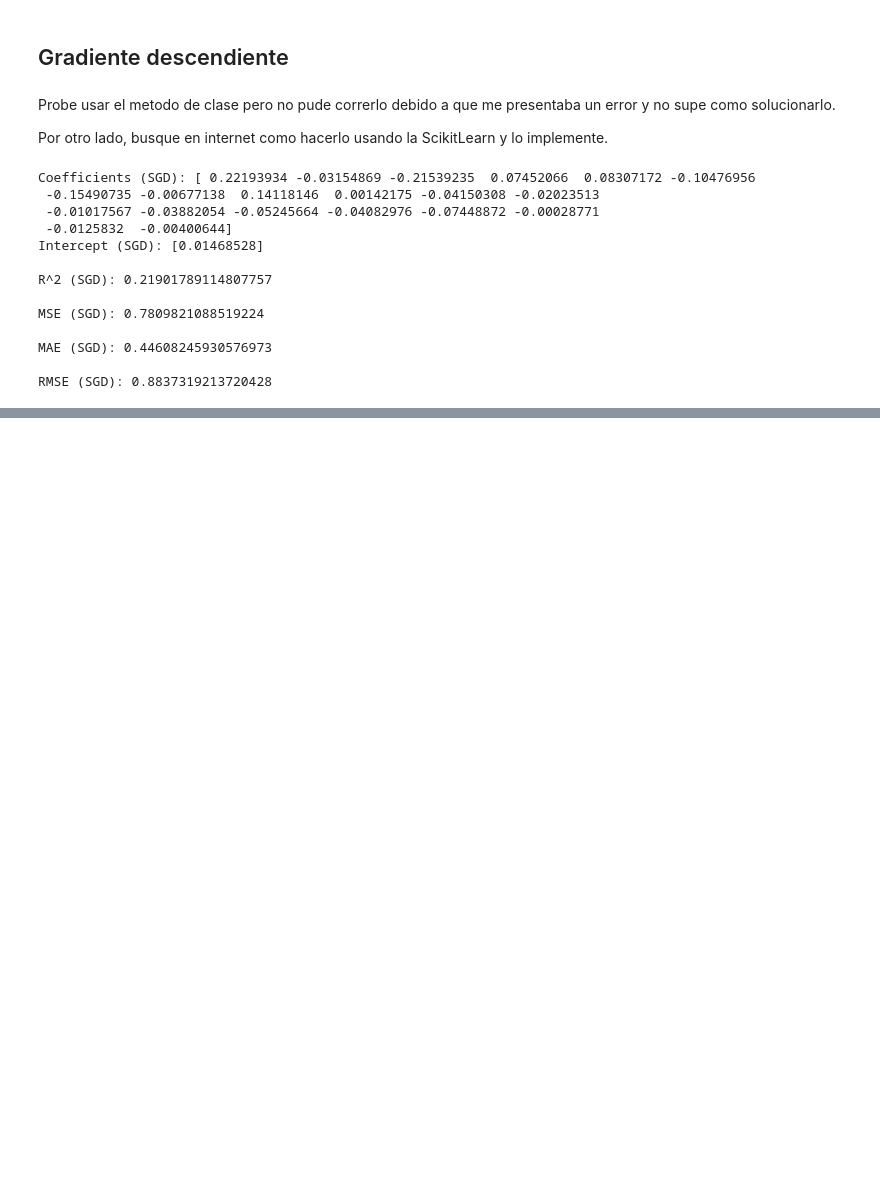
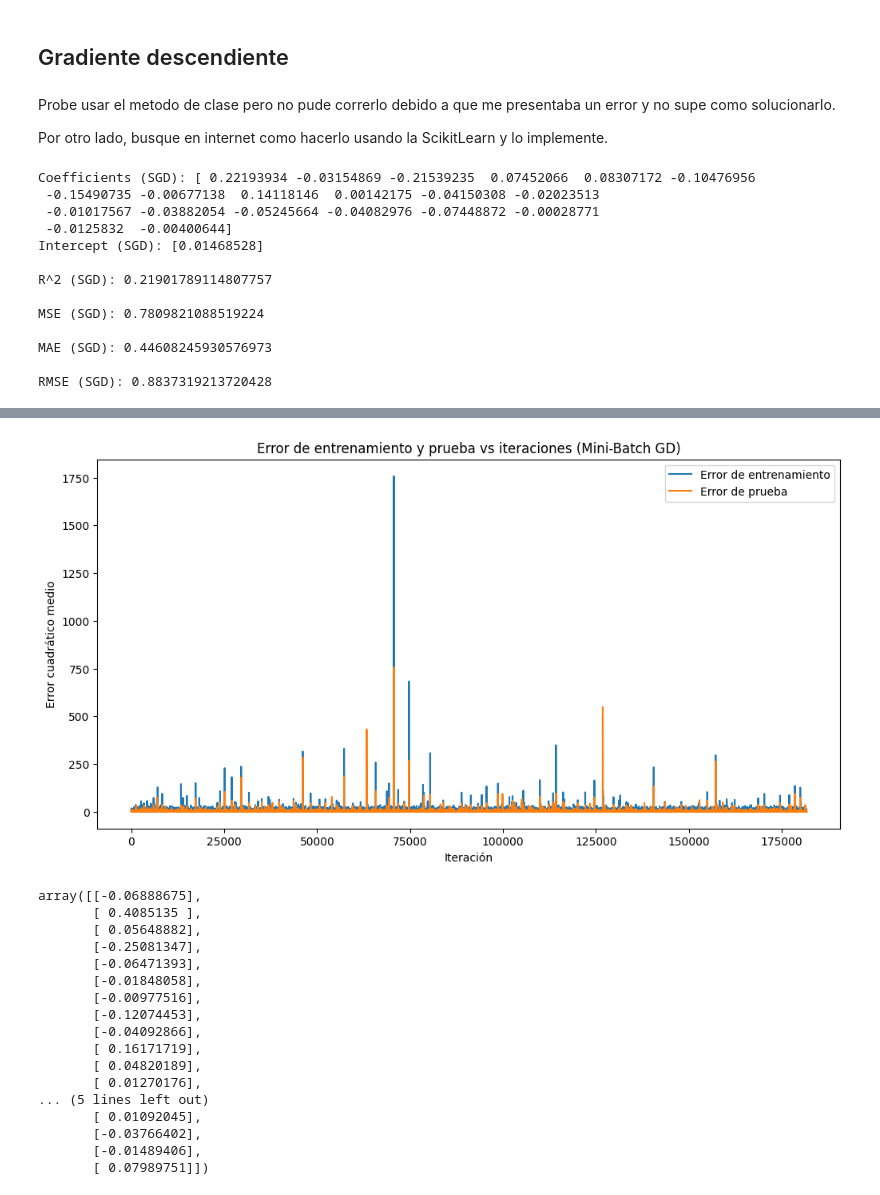
Before and after one commit to franciscoryb1/AA1-TUIA-RodriguezYBarros, a Jupyter notebook: tp.ipynb, the cells around one changed output, grey strips where cells are left out. Saved outputs shown, nothing was run; the diff lists cells and outputs as text; code cells hidden in the pictures; blank space fills up the shorter version.

Commit message:
regresion lineal mini batch

```diff
--- a/tp.ipynb
+++ b/tp.ipynb
@@ -1629,0 +1770,21 @@ ValueError: Data must be 1-dimensional, got ndarray of shape (19981, 19981) inst
+# %%
+mini_batch_gradient_descent(X_train, y_train_gd, X_test, y_test_gd, lr=0.1, epochs=100, batch_size=11)
+# %% [output]
+[figure, added]
+array([[-0.06888675],
+       [ 0.4085135 ],
+       [ 0.05648882],
+       [-0.25081347],
+       [-0.06471393],
+       [-0.01848058],
+       [-0.00977516],
+       [-0.12074453],
+       [-0.04092866],
+       [ 0.16171719],
+       [ 0.04820189],
+       [ 0.01270176],
+... (5 lines left out)
+       [ 0.01092045],
+       [-0.03766402],
+       [-0.01489406],
+       [ 0.07989751]])
```
Also changed, not shown: parts of 5 cells of this notebook.
